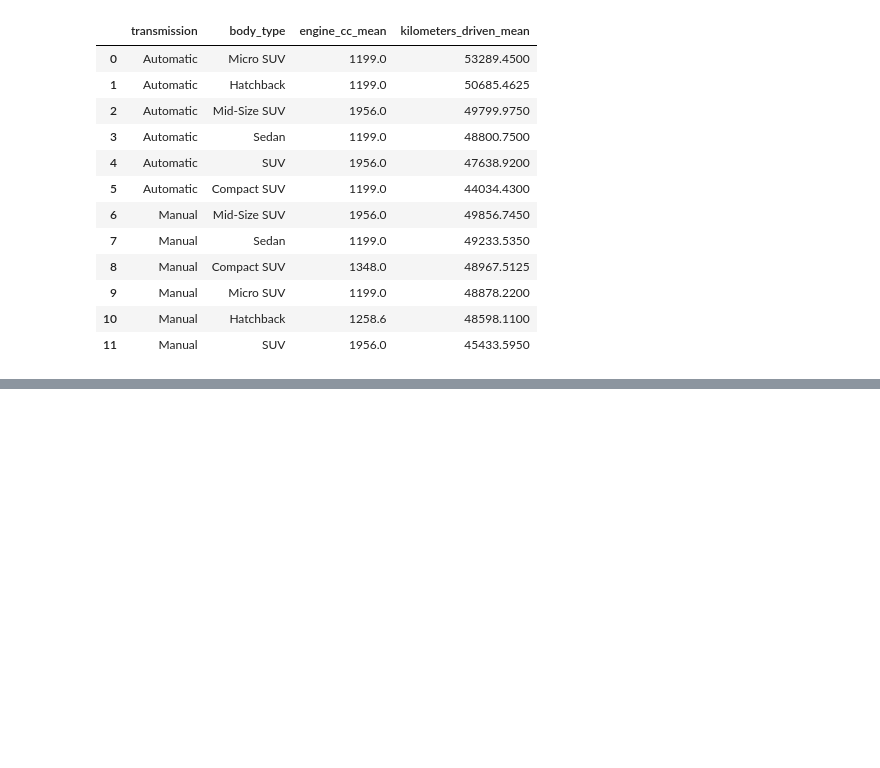
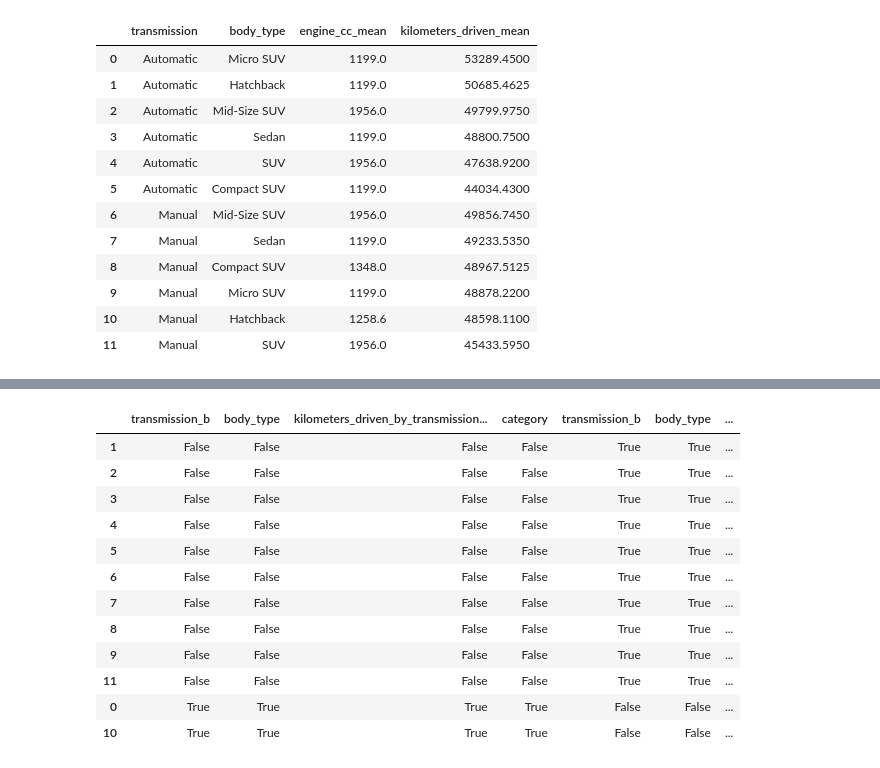
Before and after one commit to bloggernaresh4300-png/naresh_python, a Jupyter notebook: pandaspd.ipynb, the cells around one changed output, grey strips where cells are left out. Saved outputs shown, nothing was run; the diff lists cells and outputs as text; code cells hidden in the pictures; blank space fills up the shorter version.

Commit message:
data framing and cleaning concat and merging

```diff
--- a/pandaspd.ipynb
+++ b/pandaspd.ipynb
@@ -569,0 +1003,3 @@ a.sort_values(by = ['transmission','kilometers_driven_mean'],ascending =[True,Fa
+# %%
+df2.loc[df2['kilometers_driven_by_transmission_and_body_type']>9500000,'category'] = 'more_driven'
+df2.loc[df2['kilometers_driven_by_transmission_and_body_type']<=9500000,'category'] = 'less_driven'
@@ -569,0 +1022,4 @@ a.sort_values(by = ['transmission','kilometers_driven_mean'],ascending =[True,Fa
+# %%
+x = df2.loc[df2['kilometers_driven_by_transmission_and_body_type']>9500000,]
+# %%
+y = df2.loc[df2['kilometers_driven_by_transmission_and_body_type']<=9500000,]
@@ -569,0 +1062,2 @@ a.sort_values(by = ['transmission','kilometers_driven_mean'],ascending =[True,Fa
+# %%
+c = pd.concat([x,y],axis=1)
@@ -569,0 +1073,16 @@ a.sort_values(by = ['transmission','kilometers_driven_mean'],ascending =[True,Fa
+# %%
+c.isna()
+# %% [output]
+|  | transmission_b | body_type | kilometers_driven_by_transmission... | category | transmission_b | body_type | ... |
+| 1 | False | False | False | False | True | True | ... |
+| 2 | False | False | False | False | True | True | ... |
+| 3 | False | False | False | False | True | True | ... |
+| 4 | False | False | False | False | True | True | ... |
+| 5 | False | False | False | False | True | True | ... |
+| 6 | False | False | False | False | True | True | ... |
+| 7 | False | False | False | False | True | True | ... |
+| 8 | False | False | False | False | True | True | ... |
+| 9 | False | False | False | False | True | True | ... |
+| 11 | False | False | False | False | True | True | ... |
+| 0 | True | True | True | True | False | False | ... |
+| 10 | True | True | True | True | False | False | ... |
```
Also changed, not shown: parts of 38 cells of this notebook.
